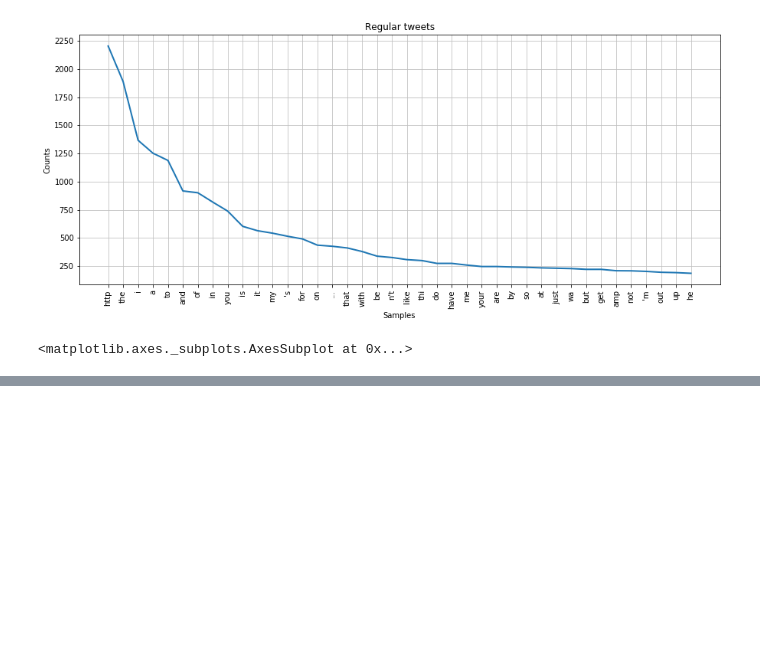
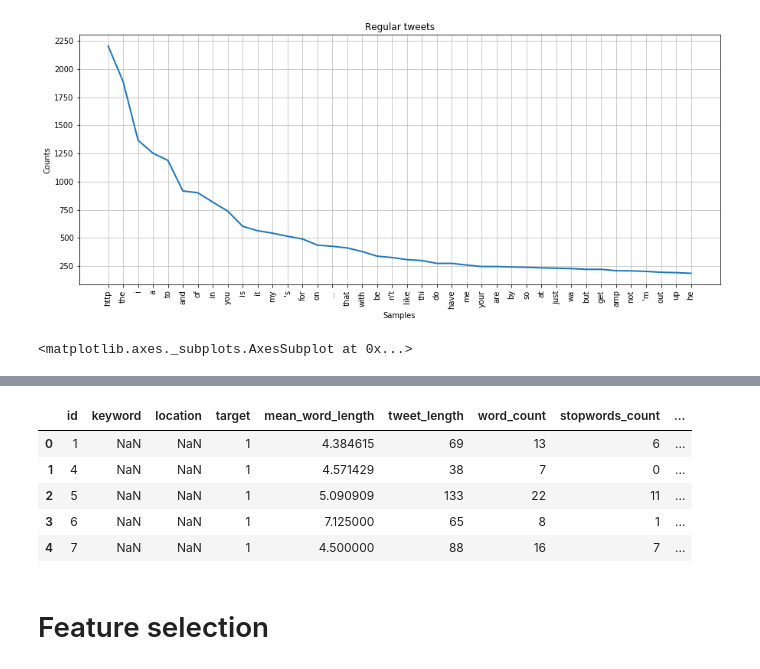
Before and after one commit to Velociraptorvelraptor/disaster-tweets, a Jupyter notebook: disaster_tweets.ipynb, the cells around one changed output, grey strips where cells are left out. Drawn from its saved outputs; the diff is of its cells as text; code cells hidden in the pictures; blank space fills up the shorter version.

```diff
--- a/disaster_tweets.ipynb
+++ b/disaster_tweets.ipynb
@@ -138,0 +142,4 @@ plt.tight_layout(pad = 0)
+# %%
+from gensim.models import Word2Vec
+
+model = Word2Vec(data["stemmed_tokens"], min_count=1, size=10, window=3)
@@ -138,0 +187,11 @@ plt.tight_layout(pad = 0)
+# %%
+data.head(5)
+# %% [output]
+|  | id | keyword | location | target | mean_word_length | tweet_length | word_count | stopwords_count | ... |
+| 0 | 1 | NaN | NaN | 1 | 4.384615 | 69 | 13 | 6 | ... |
+| 1 | 4 | NaN | NaN | 1 | 4.571429 | 38 | 7 | 0 | ... |
+| 2 | 5 | NaN | NaN | 1 | 5.090909 | 133 | 22 | 11 | ... |
+| 3 | 6 | NaN | NaN | 1 | 7.125000 | 65 | 8 | 1 | ... |
+| 4 | 7 | NaN | NaN | 1 | 4.500000 | 88 | 16 | 7 | ... |
+# %% [markdown]
+# Feature selection
```
Also changed, not shown: parts of 11 cells of this notebook.
